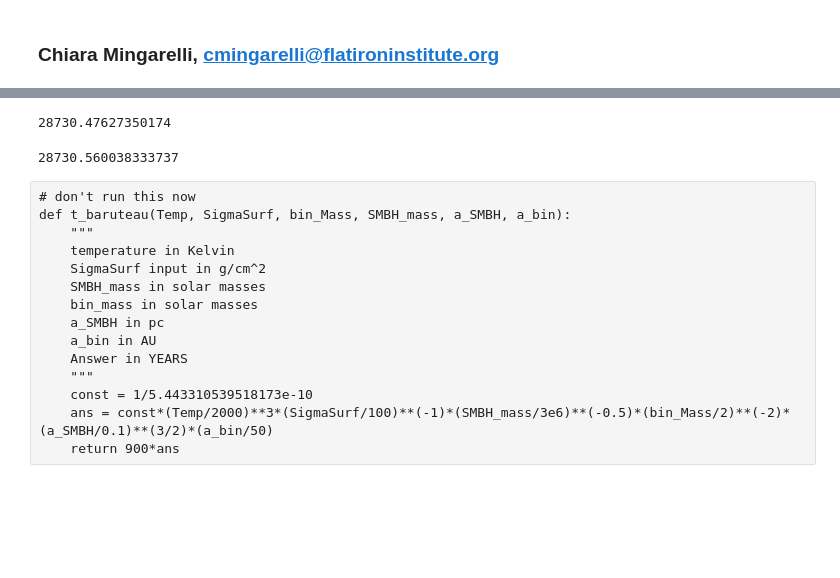
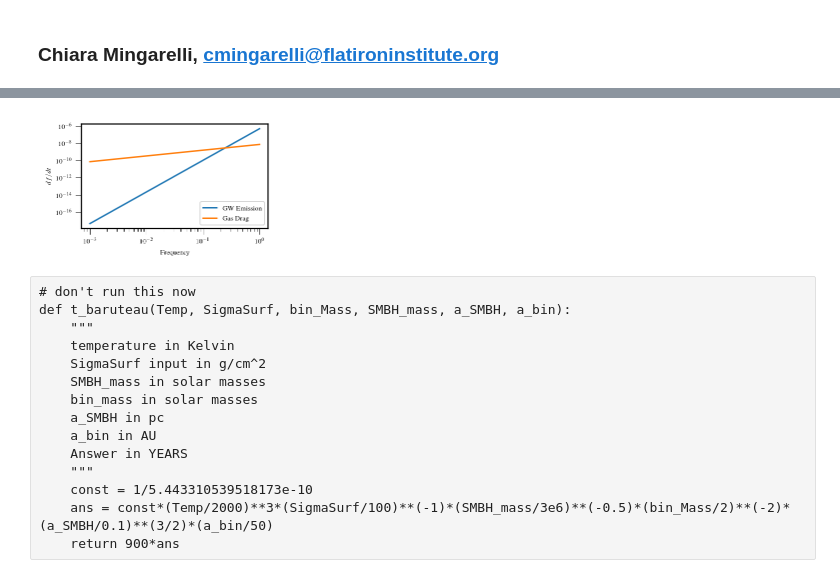
Before and after one commit to tcallister/LISA-and-CE-Evolution, a Jupyter notebook: BinaryResidenceTime_AGN_Disk-ChangeGas.ipynb, the cells around one changed output, grey strips where cells are left out. Cells and saved outputs as stored; diff of their text form; code cells hidden in the pictures; blank space fills up the shorter version.

```diff
--- a/BinaryResidenceTime_AGN_Disk-ChangeGas.ipynb
+++ b/BinaryResidenceTime_AGN_Disk-ChangeGas.ipynb
@@ -258,14 +262,49 @@ def tempCheckwUnits(temp):
     kB = 8.617e-5 #eV/K
     ans = sqrt(kB*temp/mp)
     return ans
+
+def fdot_gw(Mchirp,fgw):
+    const = 96./5*pi**(8./3)
+    num = (Mchirp*s_mass)**(5./3)*fgw**(11./3)
+    ans = num*const
+    return ans
+
+def fdot_gw_mod(m1,m2,fgw):
+    const = 96./5*pi**(8./3)
+    num = (mchirp(m1,m2))**(5./3)*fgw**(11./3)
+    ans = num*const
+    return ans
+
+def fdot_drag(m1,m2,temperature, Const, fgw):
+    rho_0=1e-6*(1e-3)/(0.01)**3 # cm -> m
+    num = 2*rho_0*Const*3*(6.67428*(10**(-11)))**(5/3.)*((m1+m2)*2e30)**(2/3.)*fgw**(2./3)
+    deno = (soundSpeed(temperature)*c)**2*2*pi**(1/3.)
+    ans = num/deno
+    return ans
-# %%
-soundSpeed(1e5)*c # what is sound speed for 5000K disk? Dimensionless, frac of c, *c for dimensions.
-# %% [output]
-28730.47627350174
-# %%
-tempCheckwUnits(1e5) # match for sanity check
-# %% [output]
-28730.560038333737
+# %%
+gw_vec = []
+drag_vec = []
+xax = []
+m1=1
+m2=1
+temperature = 1e5
+Const=1
+
+for qq in range (1,1000):
+    qq=qq/1000
+    xax.append(qq)
+    gw_vec.append(fdot_gw_mod(m1,m2,qq))
+    drag_vec.append(fdot_drag(m1,m2,temperature, Const, qq))
+# %%
+plt.loglog(xax, gw_vec, label = "GW Emission")
+plt.loglog(xax, drag_vec, label="Gas Drag")
+plt.xlabel("Frequency")
+plt.ylabel(r"$df/dt$")
+plt.legend(loc=4)
+plt.tight_layout()
+plt.savefig("test_run_m1isOne.pdf")
+# %% [output]
+[figure, added]
 # %% [raw]
 # don't run this now
 def t_baruteau(Temp, SigmaSurf, bin_Mass, SMBH_mass, a_SMBH, a_bin):
```
Also changed, not shown: parts of 1 cell of this notebook.
